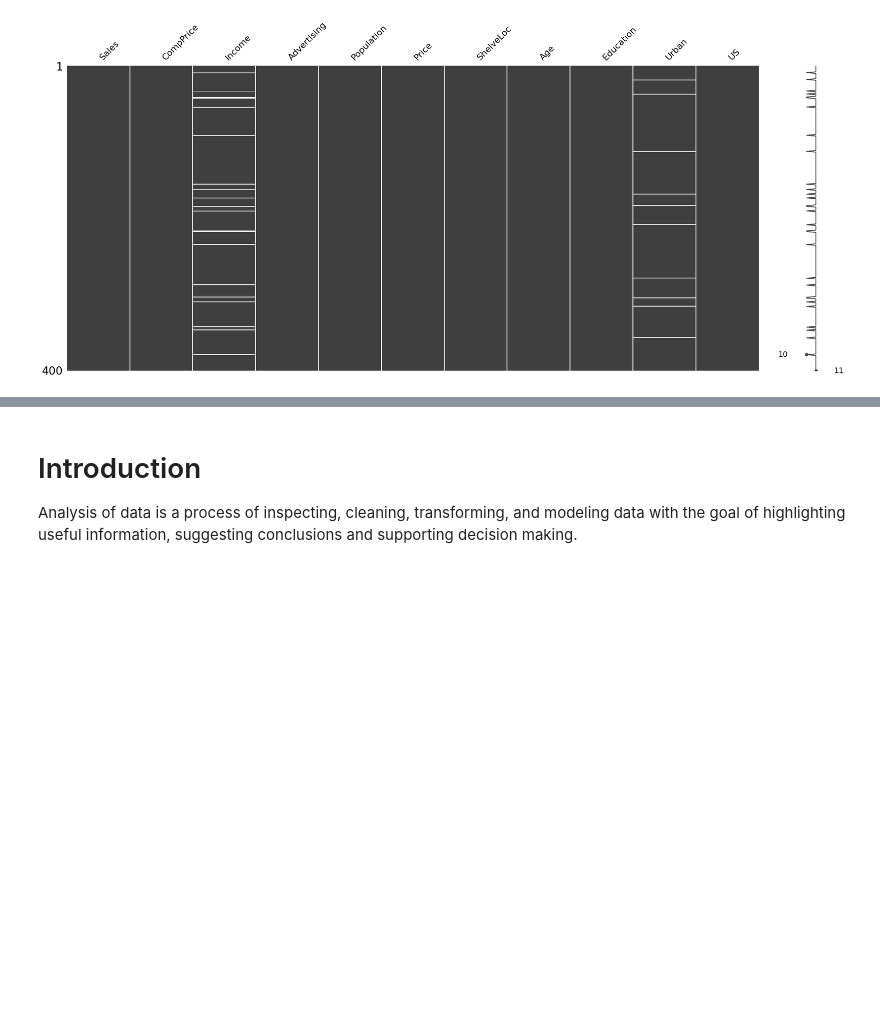
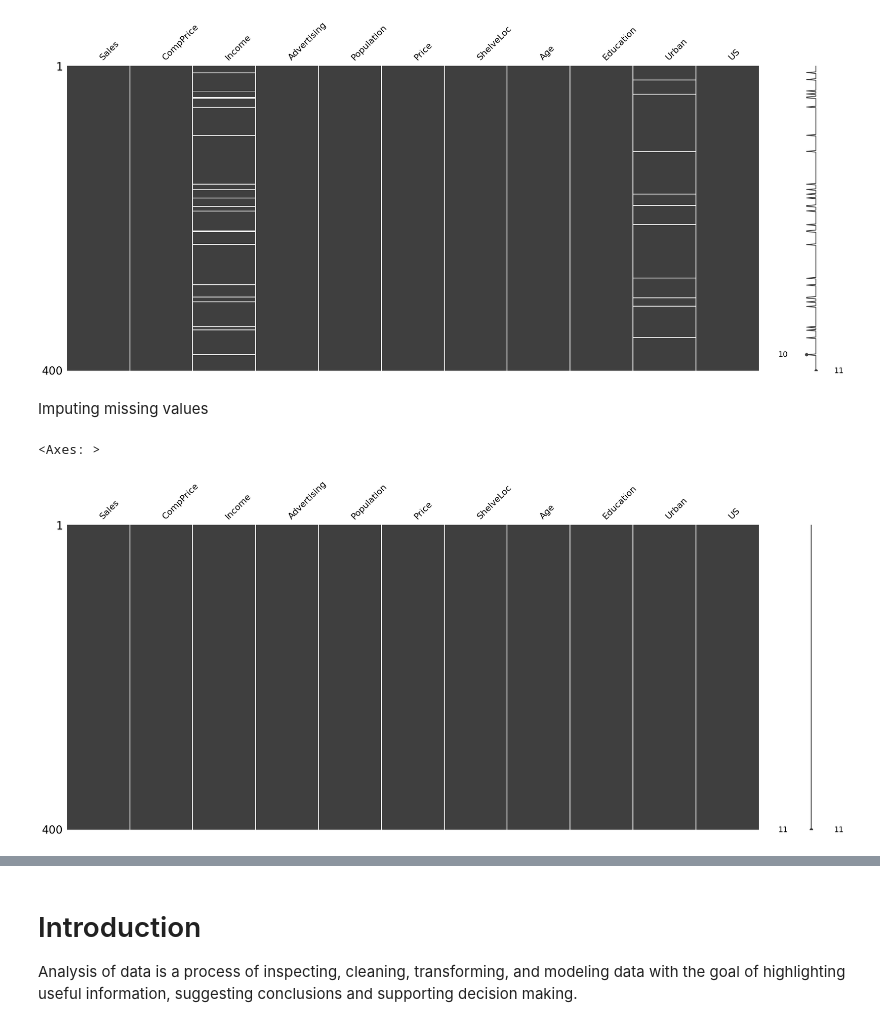
Before and after one commit to bartek00000/descripitve_stat, a Jupyter notebook: Exercise 4.ipynb, the cells around one changed output, grey strips where cells are left out. Saved outputs shown, nothing was run; the diff lists cells and outputs as text; code cells hidden in the pictures; blank space fills up the shorter version.

```diff
--- a/Exercise 4.ipynb
+++ b/Exercise 4.ipynb
@@ -126,3 +127,16 @@ msno.matrix(carseats)
 # %% [output]
 <Axes: >
 [figure]
+# %% [markdown]
+Imputing missing values
+# %%
+
+income_median = carseats['Income'].median()
+carseats['Income'].fillna(income_median, inplace=True)  #nwm czy dobrze
+
+urban_mode = carseats['Urban'].mode()[0]
+carseats['Urban'].fillna(urban_mode, inplace=True)
+msno.matrix(carseats)
+# %% [output]
+<Axes: >
+[figure, added]
```
Also changed, not shown: parts of 4 cells of this notebook.
